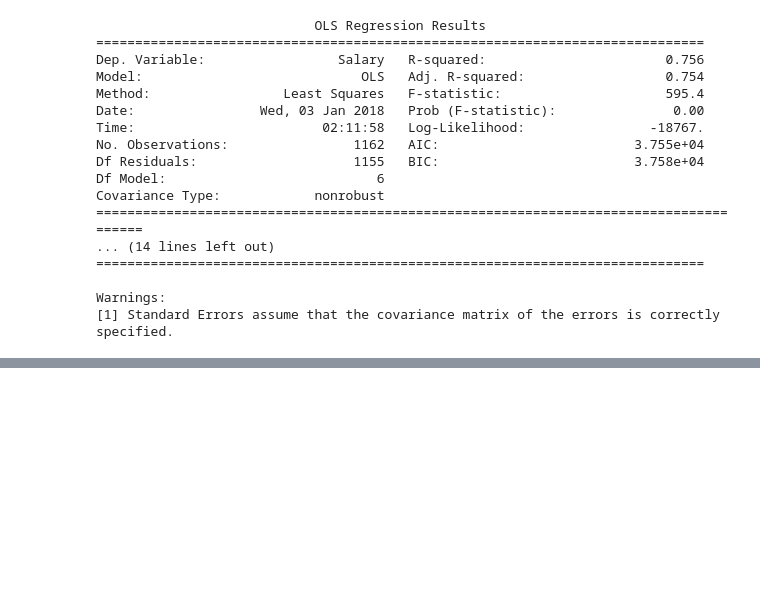
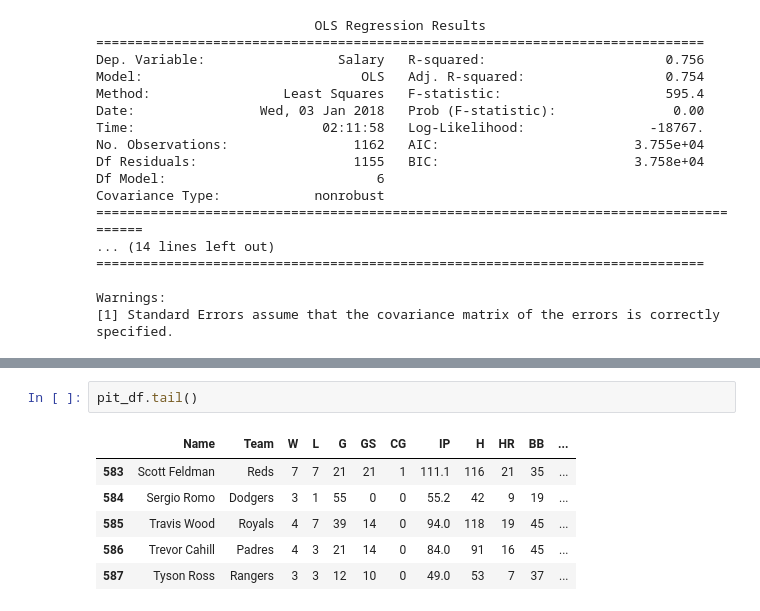
Before and after one commit to nano199019/Personal_Project, a Jupyter notebook: MLB_Project/2nd.ipynb, the cells around one changed output, grey strips where cells are left out. Saved outputs shown, nothing was run; the diff lists cells and outputs as text; blank space fills up the shorter version.

```diff
--- a/MLB_Project/2nd.ipynb
+++ b/MLB_Project/2nd.ipynb
@@ -543,0 +573,9 @@ Warnings:
+# %%
+pit_df.tail()
+# %% [output]
+|  | Name | Team | W | L | G | GS | CG | IP | H | HR | BB | ... |
+| 583 | Scott Feldman | Reds | 7 | 7 | 21 | 21 | 1 | 111.1 | 116 | 21 | 35 | ... |
+| 584 | Sergio Romo | Dodgers | 3 | 1 | 55 | 0 | 0 | 55.2 | 42 | 9 | 19 | ... |
+| 585 | Travis Wood | Royals | 4 | 7 | 39 | 14 | 0 | 94.0 | 118 | 19 | 45 | ... |
+| 586 | Trevor Cahill | Padres | 4 | 3 | 21 | 14 | 0 | 84.0 | 91 | 16 | 45 | ... |
+| 587 | Tyson Ross | Rangers | 3 | 3 | 12 | 10 | 0 | 49.0 | 53 | 7 | 37 | ... |
```
Also changed, not shown: parts of 8 cells of this notebook.
